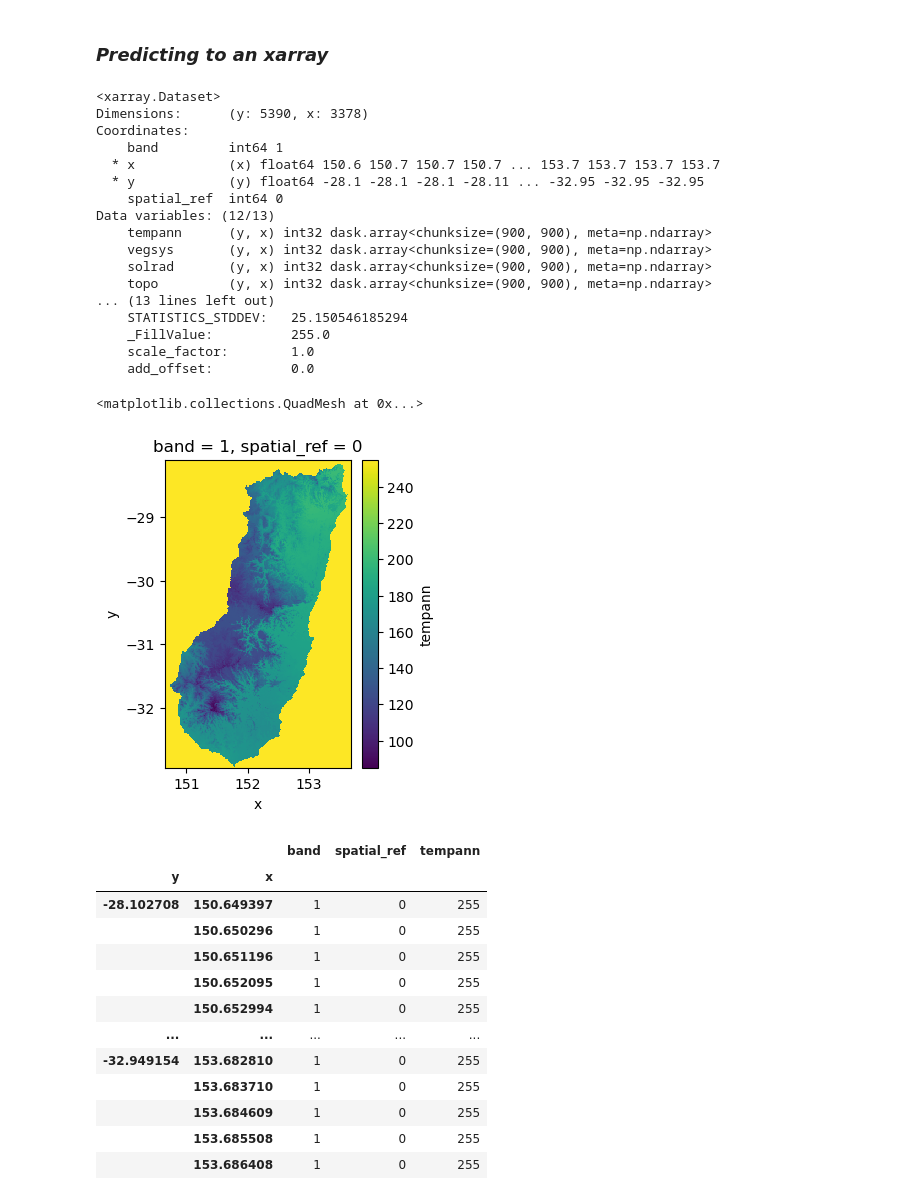
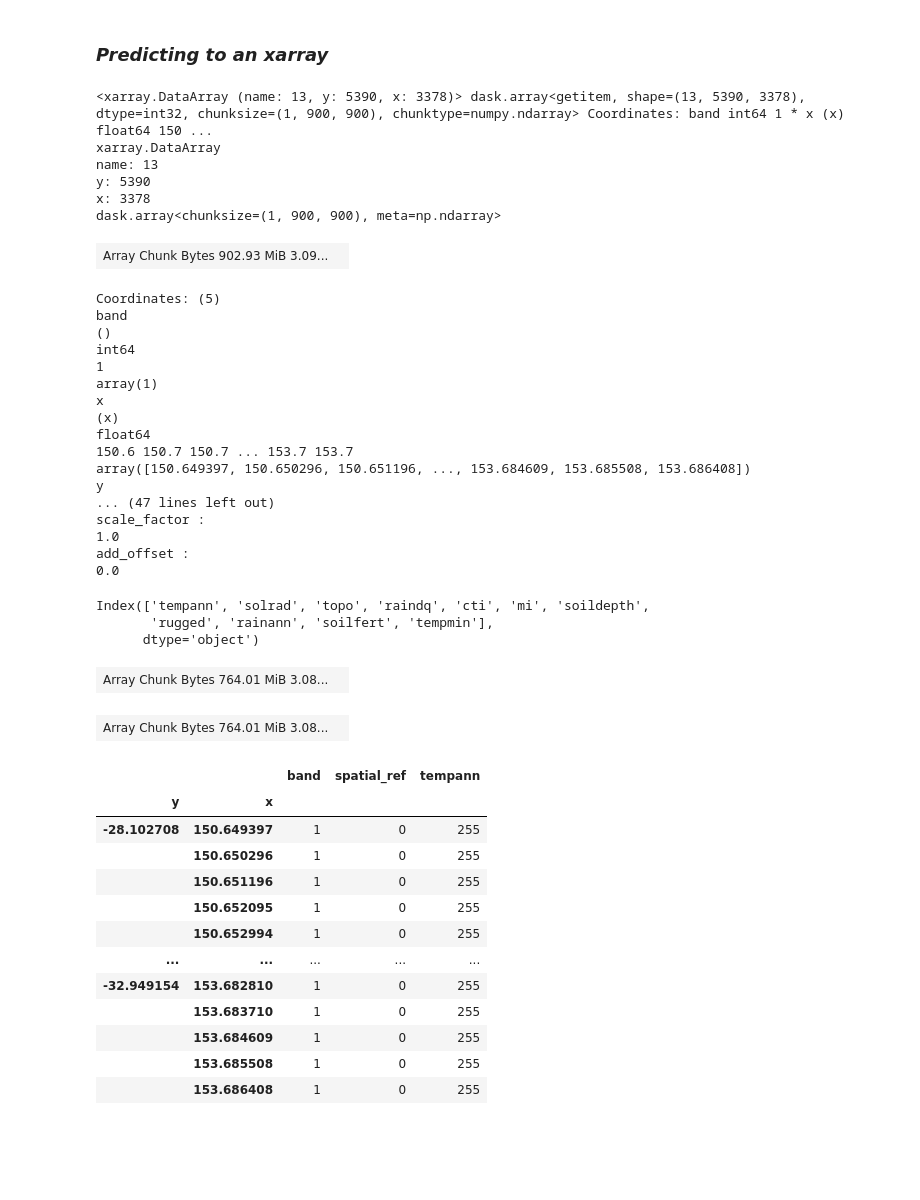
Before and after one commit to rvalavi/SDM_with_Python, a Jupyter notebook: species_distribution_modelling.ipynb, the cells around one changed output. Cells and saved outputs as stored; diff of their text form; code cells hidden in the pictures; blank space fills up the shorter version.

```diff
--- a/species_distribution_modelling.ipynb
+++ b/species_distribution_modelling.ipynb
@@ -316,23 +278,42 @@ train_gdf.plot(ax=base, column='occ', markersize=7, legend=True)
 # %%
 name_var = xr.Variable('name', names)
 r = xr.concat([rxr.open_rasterio(i, chunks={'x':900, 'y':900}) for i in rlist], dim=name_var)
-r = r.to_dataset('name').squeeze() # drop unused dimention
+# r = r.to_dataset('name').squeeze() # drop unused dimention
+r = r.squeeze()
 r
 # %% [output]
-<xarray.Dataset>
-Dimensions:      (y: 5390, x: 3378)
-Coordinates:
-    band         int64 1
-  * x            (x) float64 150.6 150.7 150.7 150.7 ... 153.7 153.7 153.7 153.7
-  * y            (y) float64 -28.1 -28.1 -28.1 -28.11 ... -32.95 -32.95 -32.95
-    spatial_ref  int64 0
-Data variables: (12/13)
-    tempann      (y, x) int32 dask.array<chunksize=(900, 900), meta=np.ndarray>
-    vegsys       (y, x) int32 dask.array<chunksize=(900, 900), meta=np.ndarray>
-    solrad       (y, x) int32 dask.array<chunksize=(900, 900), meta=np.ndarray>
-    topo         (y, x) int32 dask.array<chunksize=(900, 900), meta=np.ndarray>
-... (13 lines left out)
-    STATISTICS_STDDEV:   25.150546185294
-    _FillValue:          255.0
-    scale_factor:        1.0
-    add_offset:          0.0
+<xarray.DataArray (name: 13, y: 5390, x: 3378)> dask.array<getitem, shape=(13, 5390, 3378), dtype=int32, chunksize=(1, 900, 900), chunktype=numpy.ndarray> Coordinates: band int64 1 * x (x) float64 150 ...
+xarray.DataArray
+name: 13
+y: 5390
+x: 3378
+dask.array<chunksize=(1, 900, 900), meta=np.ndarray>
+| Array Chunk Bytes 902.93 MiB 3.09... |  |
+Coordinates: (5)
+band
+()
+int64
+1
+array(1)
+x
+(x)
+float64
+150.6 150.7 150.7 ... 153.7 153.7
+array([150.649397, 150.650296, 150.651196, ..., 153.684609, 153.685508, 153.686408])
+y
+... (47 lines left out)
+scale_factor :
+1.0
+add_offset :
+0.0
+# %%
+X.columns
+# %% [output]
+Index(['tempann', 'solrad', 'topo', 'raindq', 'cti', 'mi', 'soildepth',
+       'rugged', 'rainann', 'soilfert', 'tempmin'],
+      dtype='object')
+# %%
+Xr = r.sel(name=X.columns).stack(z=['x', 'y']).data.T
+Xr
+# %% [output]
+| Array Chunk Bytes 764.01 MiB 3.08... |  |
@@ -338,0 +322,4 @@ Data variables: (12/13)
+# %%
+Xr
+# %% [output]
+| Array Chunk Bytes 764.01 MiB 3.08... |  |
@@ -339,9 +331,6 @@ Data variables: (12/13)
 # %%
 plt.figure(figsize=(3,4))
 r.tempann[0::10, 0::10].plot()
-# %% [output]
-<matplotlib.collections.QuadMesh at 0x...>
-[figure, removed]
 # %%
 dt = r.tempann.to_dataframe()
 dt
```
Also changed, not shown: parts of 22 cells of this notebook, 1 other file.
